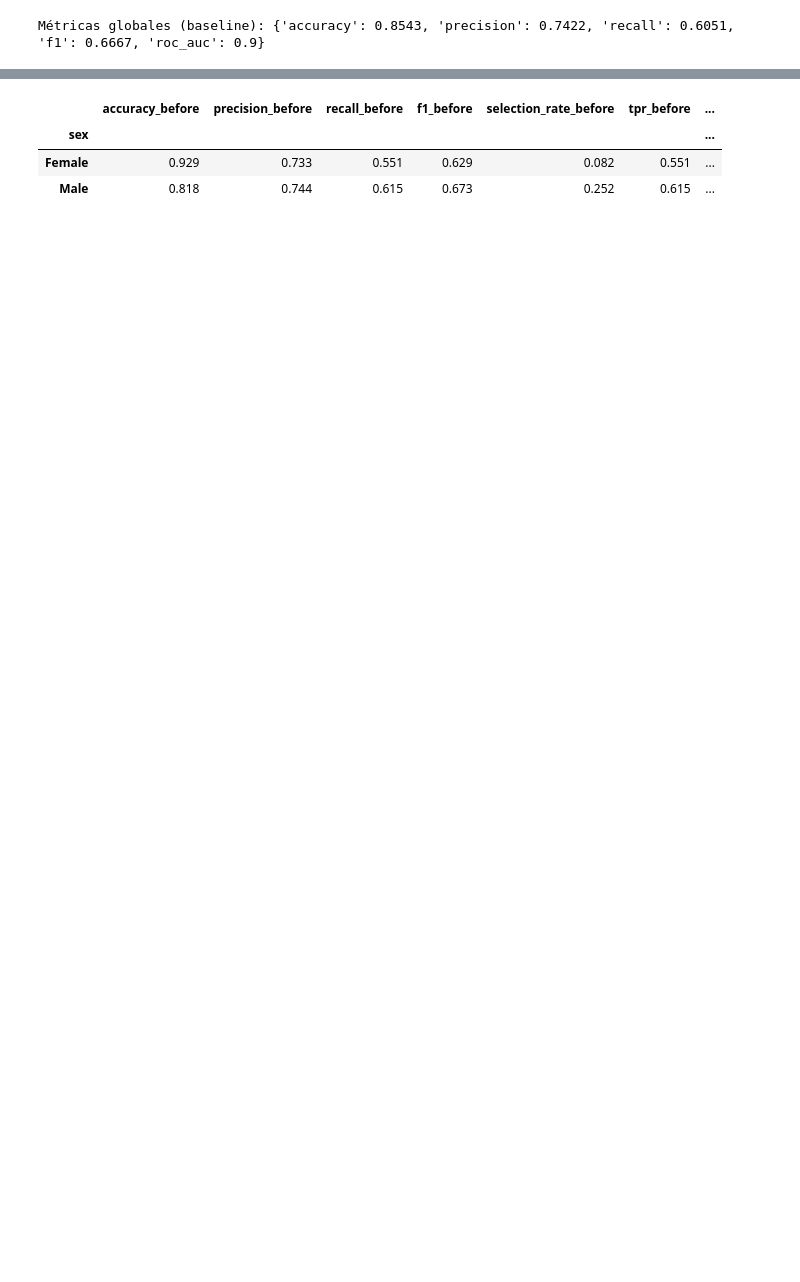
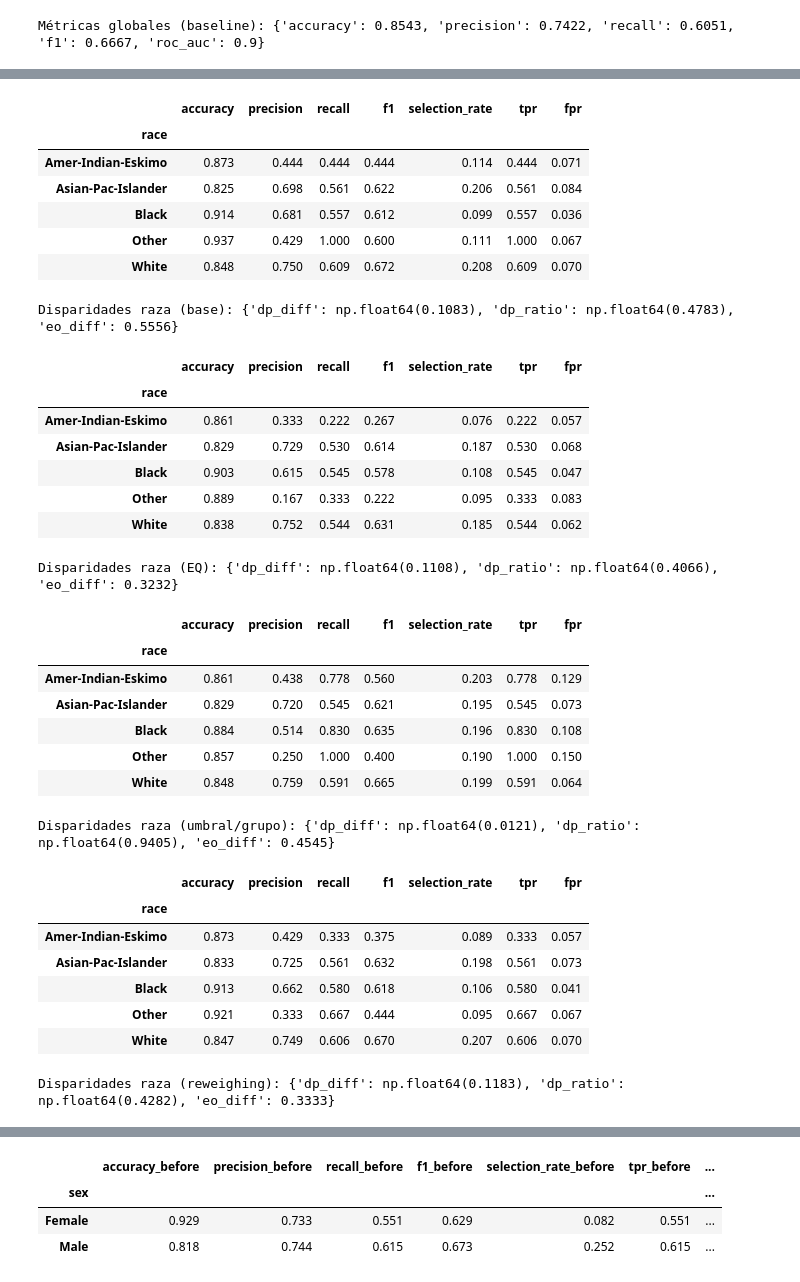
Before and after one commit to angelcast2002/Proyecto-01-RIA, a Jupyter notebook: proyecto-01.ipynb, the cells around one changed output, grey strips where cells are left out. Cells and saved outputs as stored; diff of their text form; code cells hidden in the pictures; blank space fills up the shorter version.

```diff
--- a/proyecto-01.ipynb
+++ b/proyecto-01.ipynb
@@ -249,3 +298,59 @@ Disparidades raza: {'dp_diff': 0.1083, 'dp_ratio': 0.4783, 'eo_diff': 0.5556}
+# %%
+# Baseline por raza
+mf_race_base, disp_race_base = group_metricframe(y_test, y_pred_base, Arace_test)
+display(mf_race_base.by_group.round(3)); print("Disparidades raza (base):", disp_race_base)
+
+# Equalized Odds por raza (si entrenas con sexo, igual muestra el efecto colateral)
+mf_race_eq, disp_race_eq = group_metricframe(y_test, y_pred_eq, Arace_test)
+display(mf_race_eq.by_group.round(3)); print("Disparidades raza (EQ):", disp_race_eq)
+
+# Umbrales/grupo por raza
+thr_race = thresholds_for_demographic_parity(y_prob_base, Arace_test)
+y_pred_thr_race = predict_with_group_thresholds(y_prob_base, Arace_test, thr_race)
+mf_race_thr, disp_race_thr = group_metricframe(y_test, y_pred_thr_race, Arace_test)
+display(mf_race_thr.by_group.round(3)); print("Disparidades raza (umbral/grupo):", disp_race_thr)
+
+# Reweighing por raza
+w_train_race = reweighing_weights(y_train, Arace_train)
+rw_clf_race = Pipeline(steps=[("prep", preprocess),
+                              ("model", LogisticRegression(max_iter=1000, random_state=RANDOM_STATE))])
+rw_clf_race.fit(X_train, y_train, model__sample_weight=w_train_race)
+y_pred_rw_race = rw_clf_race.predict(X_test)
+mf_race_rw, disp_race_rw = group_metricframe(y_test, y_pred_rw_race, Arace_test)
+display(mf_race_rw.by_group.round(3)); print("Disparidades raza (reweighing):", disp_race_rw)
+# %% [output]
+|  | accuracy | precision | recall | f1 | selection_rate | tpr | fpr |
+| race |  |  |  |  |  |  |  |
+| Amer-Indian-Eskimo | 0.873 | 0.444 | 0.444 | 0.444 | 0.114 | 0.444 | 0.071 |
+| Asian-Pac-Islander | 0.825 | 0.698 | 0.561 | 0.622 | 0.206 | 0.561 | 0.084 |
+| Black | 0.914 | 0.681 | 0.557 | 0.612 | 0.099 | 0.557 | 0.036 |
+| Other | 0.937 | 0.429 | 1.000 | 0.600 | 0.111 | 1.000 | 0.067 |
+| White | 0.848 | 0.750 | 0.609 | 0.672 | 0.208 | 0.609 | 0.070 |
+Disparidades raza (base): {'dp_diff': np.float64(0.1083), 'dp_ratio': np.float64(0.4783), 'eo_diff': 0.5556}
+|  | accuracy | precision | recall | f1 | selection_rate | tpr | fpr |
+| race |  |  |  |  |  |  |  |
+| Amer-Indian-Eskimo | 0.861 | 0.333 | 0.222 | 0.267 | 0.076 | 0.222 | 0.057 |
+| Asian-Pac-Islander | 0.829 | 0.729 | 0.530 | 0.614 | 0.187 | 0.530 | 0.068 |
+| Black | 0.903 | 0.615 | 0.545 | 0.578 | 0.108 | 0.545 | 0.047 |
+| Other | 0.889 | 0.167 | 0.333 | 0.222 | 0.095 | 0.333 | 0.083 |
+| White | 0.838 | 0.752 | 0.544 | 0.631 | 0.185 | 0.544 | 0.062 |
+Disparidades raza (EQ): {'dp_diff': np.float64(0.1108), 'dp_ratio': np.float64(0.4066), 'eo_diff': 0.3232}
+|  | accuracy | precision | recall | f1 | selection_rate | tpr | fpr |
+| race |  |  |  |  |  |  |  |
+| Amer-Indian-Eskimo | 0.861 | 0.438 | 0.778 | 0.560 | 0.203 | 0.778 | 0.129 |
+| Asian-Pac-Islander | 0.829 | 0.720 | 0.545 | 0.621 | 0.195 | 0.545 | 0.073 |
+| Black | 0.884 | 0.514 | 0.830 | 0.635 | 0.196 | 0.830 | 0.108 |
+| Other | 0.857 | 0.250 | 1.000 | 0.400 | 0.190 | 1.000 | 0.150 |
+| White | 0.848 | 0.759 | 0.591 | 0.665 | 0.199 | 0.591 | 0.064 |
+Disparidades raza (umbral/grupo): {'dp_diff': np.float64(0.0121), 'dp_ratio': np.float64(0.9405), 'eo_diff': 0.4545}
+|  | accuracy | precision | recall | f1 | selection_rate | tpr | fpr |
+| race |  |  |  |  |  |  |  |
+| Amer-Indian-Eskimo | 0.873 | 0.429 | 0.333 | 0.375 | 0.089 | 0.333 | 0.057 |
+| Asian-Pac-Islander | 0.833 | 0.725 | 0.561 | 0.632 | 0.198 | 0.561 | 0.073 |
+| Black | 0.913 | 0.662 | 0.580 | 0.618 | 0.106 | 0.580 | 0.041 |
+| Other | 0.921 | 0.333 | 0.667 | 0.444 | 0.095 | 0.667 | 0.067 |
+| White | 0.847 | 0.749 | 0.606 | 0.670 | 0.207 | 0.606 | 0.070 |
+Disparidades raza (reweighing): {'dp_diff': np.float64(0.1183), 'dp_ratio': np.float64(0.4282), 'eo_diff': 0.3333}
 # %%
 from fairlearn.reductions import ExponentiatedGradient, EqualizedOdds
 from sklearn.linear_model import LogisticRegression
```
Also changed, not shown: parts of 9 cells of this notebook.
